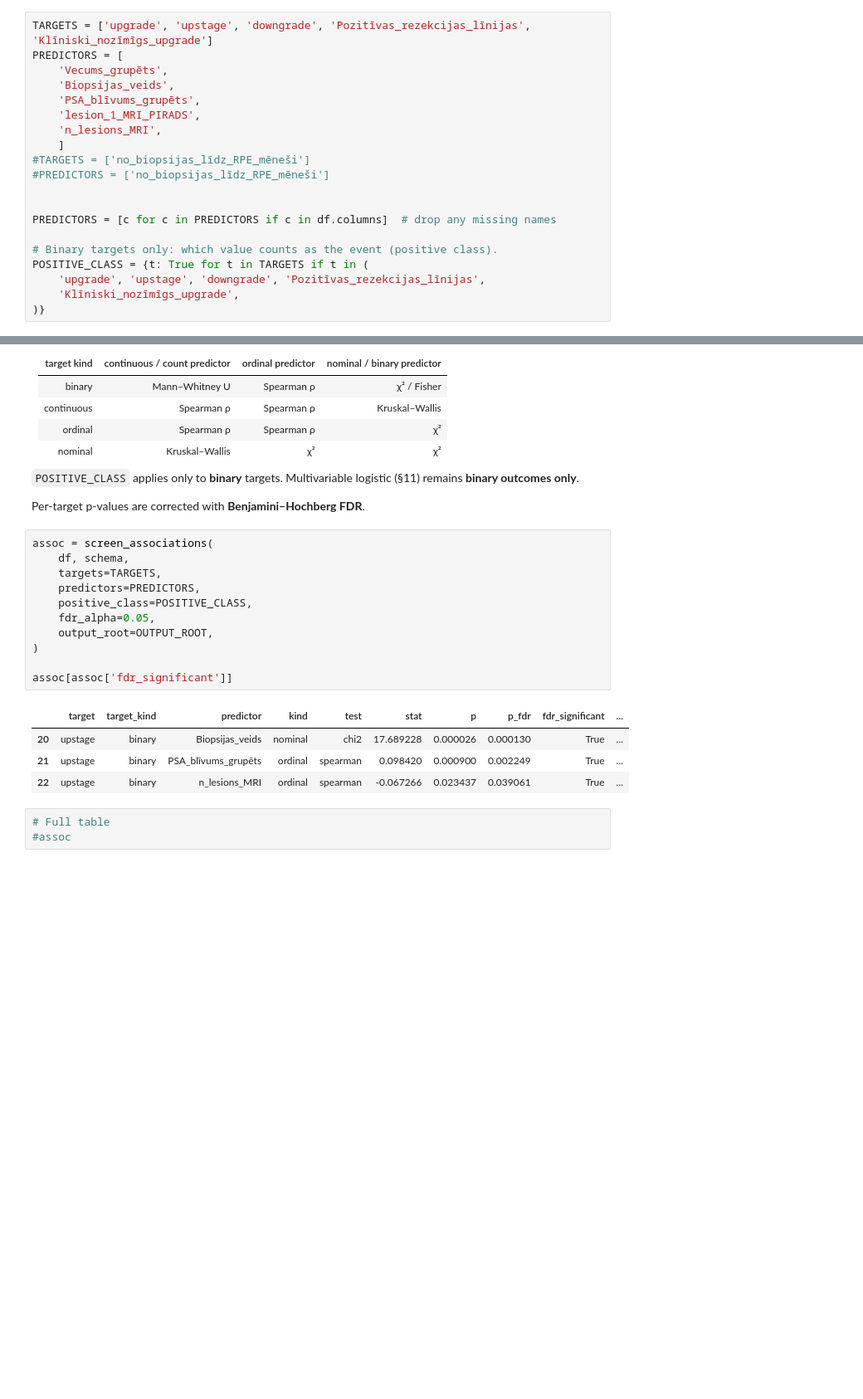
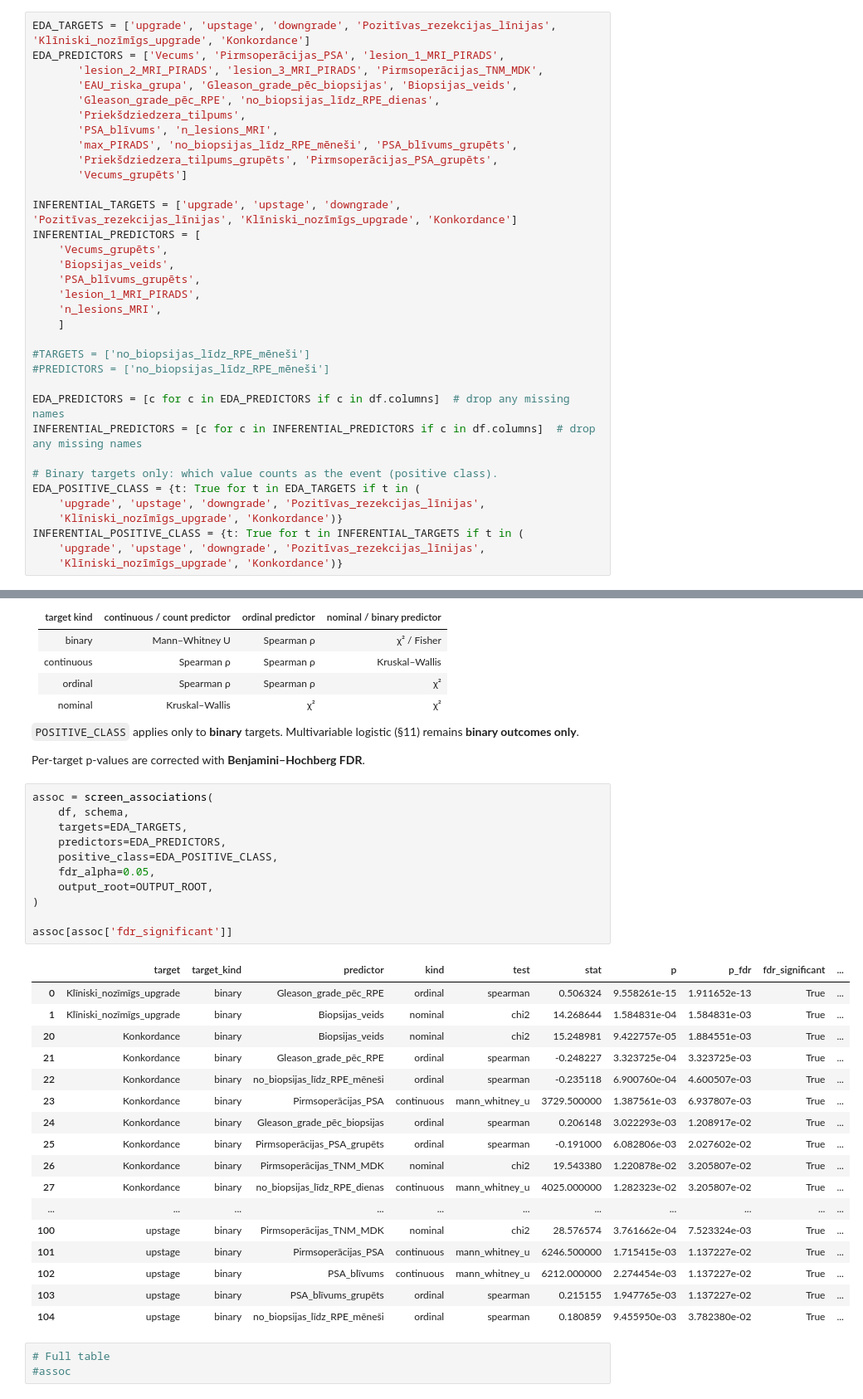
Before and after one commit to DrAndrushka/RPE_petijums, a Jupyter notebook: v2_RPE_notebook.ipynb, the cells around one changed output, grey strips where cells are left out. Shown at 83% size. Cells and saved outputs as stored; diff of their text form; blank space fills up the shorter version.

Commit message:
separate EDA and INFERENTIAL predictor and target handling

```diff
--- a/v2_RPE_notebook.ipynb
+++ b/v2_RPE_notebook.ipynb
@@ -689,25 +695,39 @@ Index(['Gads', 'pk', 'Vecums', 'Pirmsoperācijas_PSA', 'lesion_1_MRI_PIRADS',
 
 This is the only place outcome variables and candidate predictors are declared.
 # %%
-TARGETS = ['upgrade', 'upstage', 'downgrade', 'Pozitīvas_rezekcijas_līnijas', 'Klīniski_nozīmīgs_upgrade']
-PREDICTORS = [
+EDA_TARGETS = ['upgrade', 'upstage', 'downgrade', 'Pozitīvas_rezekcijas_līnijas', 'Klīniski_nozīmīgs_upgrade', 'Konkordance']
+EDA_PREDICTORS = ['Vecums', 'Pirmsoperācijas_PSA', 'lesion_1_MRI_PIRADS',
+       'lesion_2_MRI_PIRADS', 'lesion_3_MRI_PIRADS', 'Pirmsoperācijas_TNM_MDK',
+       'EAU_riska_grupa', 'Gleason_grade_pēc_biopsijas', 'Biopsijas_veids',
+       'Gleason_grade_pēc_RPE', 'no_biopsijas_līdz_RPE_dienas',
+       'Priekšdziedzera_tilpums',
+       'PSA_blīvums', 'n_lesions_MRI',
+       'max_PIRADS', 'no_biopsijas_līdz_RPE_mēneši', 'PSA_blīvums_grupēts',
+       'Priekšdziedzera_tilpums_grupēts', 'Pirmsoperācijas_PSA_grupēts',
+       'Vecums_grupēts']
+
+INFERENTIAL_TARGETS = ['upgrade', 'upstage', 'downgrade', 'Pozitīvas_rezekcijas_līnijas', 'Klīniski_nozīmīgs_upgrade', 'Konkordance']
+INFERENTIAL_PREDICTORS = [
     'Vecums_grupēts',
     'Biopsijas_veids',
     'PSA_blīvums_grupēts',
     'lesion_1_MRI_PIRADS',
     'n_lesions_MRI',
     ]
+
 #TARGETS = ['no_biopsijas_līdz_RPE_mēneši']
 #PREDICTORS = ['no_biopsijas_līdz_RPE_mēneši']
 
-
-PREDICTORS = [c for c in PREDICTORS if c in df.columns]  # drop any missing names
+EDA_PREDICTORS = [c for c in EDA_PREDICTORS if c in df.columns]  # drop any missing names
+INFERENTIAL_PREDICTORS = [c for c in INFERENTIAL_PREDICTORS if c in df.columns]  # drop any missing names
 
 # Binary targets only: which value counts as the event (positive class).
-POSITIVE_CLASS = {t: True for t in TARGETS if t in (
+EDA_POSITIVE_CLASS = {t: True for t in EDA_TARGETS if t in (
     'upgrade', 'upstage', 'downgrade', 'Pozitīvas_rezekcijas_līnijas',
-    'Klīniski_nozīmīgs_upgrade',
-)}
+    'Klīniski_nozīmīgs_upgrade', 'Konkordance')}
+INFERENTIAL_POSITIVE_CLASS = {t: True for t in INFERENTIAL_TARGETS if t in (
+    'upgrade', 'upstage', 'downgrade', 'Pozitīvas_rezekcijas_līnijas',
+    'Klīniski_nozīmīgs_upgrade', 'Konkordance')}
 # %% [markdown]
 ## 10. EDA — univariate screening
 
@@ -726,19 +746,32 @@ Per-target p-values are corrected with **Benjamini–Hochberg FDR**.
 # %%
 assoc = screen_associations(
     df, schema,
-    targets=TARGETS,
-    predictors=PREDICTORS,
-    positive_class=POSITIVE_CLASS,
+    targets=EDA_TARGETS,
+    predictors=EDA_PREDICTORS,
+    positive_class=EDA_POSITIVE_CLASS,
     fdr_alpha=0.05,
     output_root=OUTPUT_ROOT,
 )
 
 assoc[assoc['fdr_significant']]
 # %% [output]
 |  | target | target_kind | predictor | kind | test | stat | p | p_fdr | fdr_significant | ... |
-| 20 | upstage | binary | Biopsijas_veids | nominal | chi2 | 17.689228 | 0.000026 | 0.000130 | True | ... |
-| 21 | upstage | binary | PSA_blīvums_grupēts | ordinal | spearman | 0.098420 | 0.000900 | 0.002249 | True | ... |
-| 22 | upstage | binary | n_lesions_MRI | ordinal | spearman | -0.067266 | 0.023437 | 0.039061 | True | ... |
+| 0 | Klīniski_nozīmīgs_upgrade | binary | Gleason_grade_pēc_RPE | ordinal | spearman | 0.506324 | 9.558261e-15 | 1.911652e-13 | True | ... |
+| 1 | Klīniski_nozīmīgs_upgrade | binary | Biopsijas_veids | nominal | chi2 | 14.268644 | 1.584831e-04 | 1.584831e-03 | True | ... |
+| 20 | Konkordance | binary | Biopsijas_veids | nominal | chi2 | 15.248981 | 9.422757e-05 | 1.884551e-03 | True | ... |
+| 21 | Konkordance | binary | Gleason_grade_pēc_RPE | ordinal | spearman | -0.248227 | 3.323725e-04 | 3.323725e-03 | True | ... |
+| 22 | Konkordance | binary | no_biopsijas_līdz_RPE_mēneši | ordinal | spearman | -0.235118 | 6.900760e-04 | 4.600507e-03 | True | ... |
+| 23 | Konkordance | binary | Pirmsoperācijas_PSA | continuous | mann_whitney_u | 3729.500000 | 1.387561e-03 | 6.937807e-03 | True | ... |
+| 24 | Konkordance | binary | Gleason_grade_pēc_biopsijas | ordinal | spearman | 0.206148 | 3.022293e-03 | 1.208917e-02 | True | ... |
+| 25 | Konkordance | binary | Pirmsoperācijas_PSA_grupēts | ordinal | spearman | -0.191000 | 6.082806e-03 | 2.027602e-02 | True | ... |
+| 26 | Konkordance | binary | Pirmsoperācijas_TNM_MDK | nominal | chi2 | 19.543380 | 1.220878e-02 | 3.205807e-02 | True | ... |
+| 27 | Konkordance | binary | no_biopsijas_līdz_RPE_dienas | continuous | mann_whitney_u | 4025.000000 | 1.282323e-02 | 3.205807e-02 | True | ... |
+| ... | ... | ... | ... | ... | ... | ... | ... | ... | ... | ... |
+| 100 | upstage | binary | Pirmsoperācijas_TNM_MDK | nominal | chi2 | 28.576574 | 3.761662e-04 | 7.523324e-03 | True | ... |
+| 101 | upstage | binary | Pirmsoperācijas_PSA | continuous | mann_whitney_u | 6246.500000 | 1.715415e-03 | 1.137227e-02 | True | ... |
+| 102 | upstage | binary | PSA_blīvums | continuous | mann_whitney_u | 6212.000000 | 2.274454e-03 | 1.137227e-02 | True | ... |
+| 103 | upstage | binary | PSA_blīvums_grupēts | ordinal | spearman | 0.215155 | 1.947765e-03 | 1.137227e-02 | True | ... |
+| 104 | upstage | binary | no_biopsijas_līdz_RPE_mēneši | ordinal | spearman | 0.180859 | 9.455950e-03 | 3.782380e-02 | True | ... |
 # %%
 # Full table
 #assoc
```
Also changed, not shown: parts of 15 cells of this notebook.
